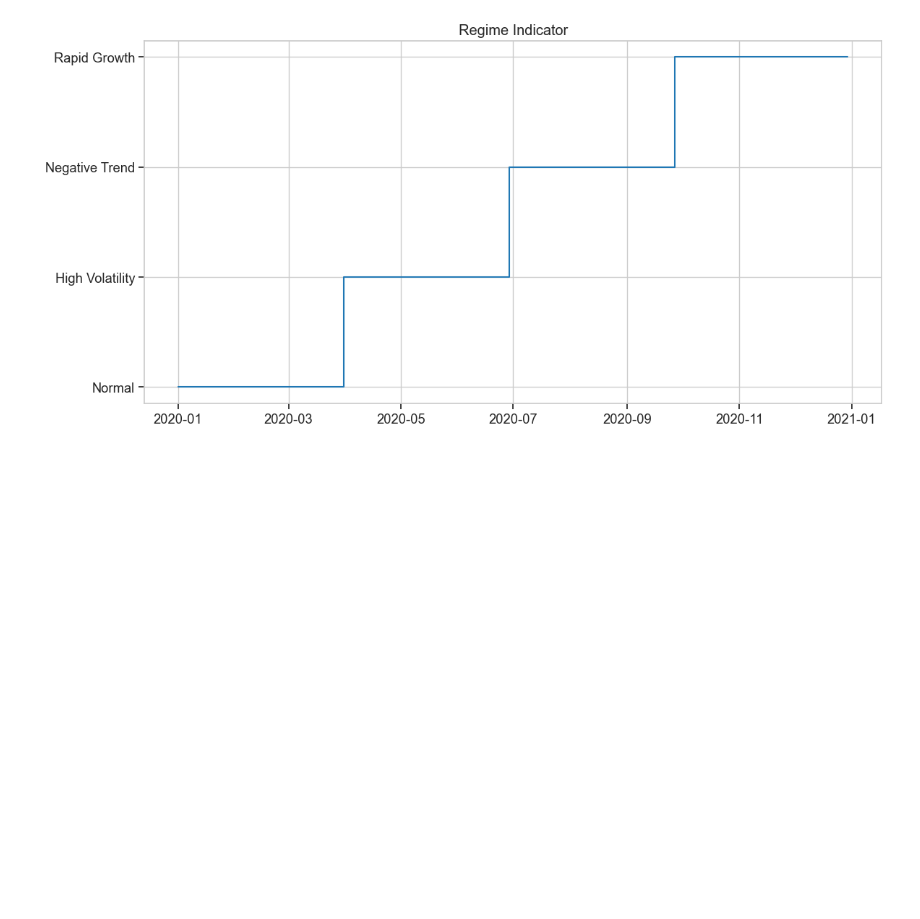
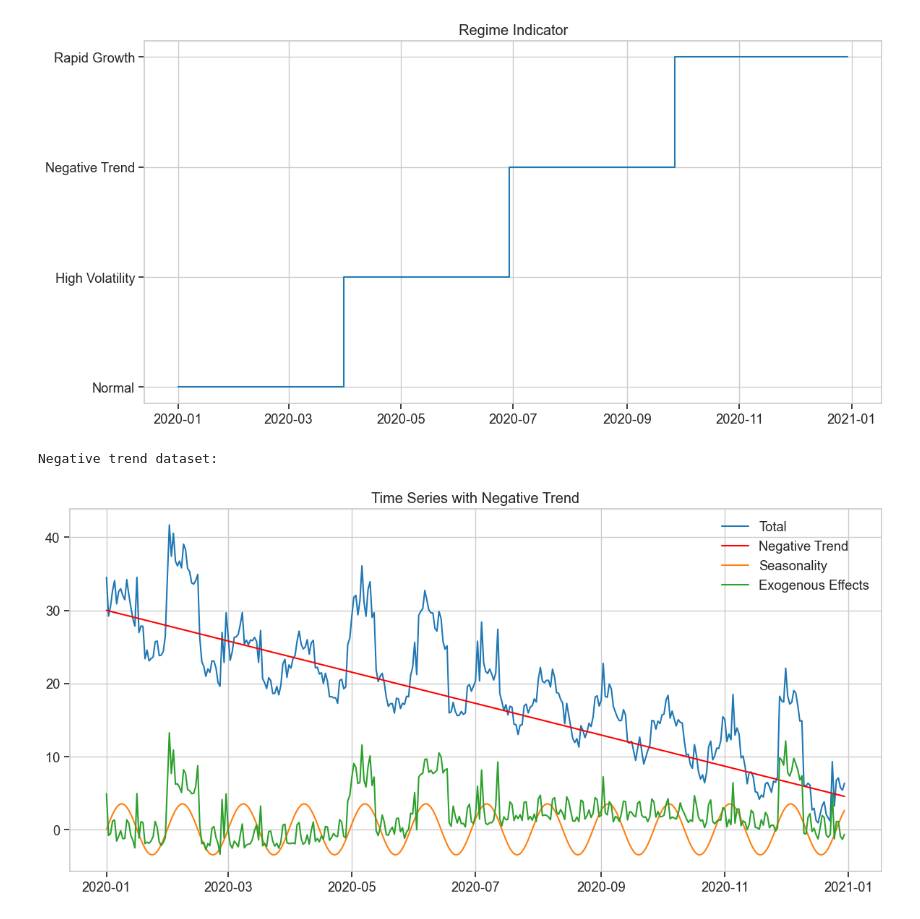
Before and after one commit to j85liu/bloomberg-time-series, a Jupyter notebook: test_standard_v1_variations.ipynb, the cells around one changed output. Saved outputs shown, nothing was run; the diff lists cells and outputs as text; code cells hidden in the pictures; blank space fills up the shorter version.

Commit message:
Update test_standard_v1_variations.ipynb
add negative trend dataset

```diff
--- a/test_standard_v1_variations.ipynb
+++ b/test_standard_v1_variations.ipynb
@@ -898,3 +898,72 @@ plt.show()
 Multiple regimes dataset:
 [figure]
 [figure]
+# %%
+# Cell 12: Dataset with Negative Trend
+
+# Parameters - negative trend
+trend_slope = -0.07  # Downward trend
+seasonal_amplitude = 3.5  # Moderate seasonality
+seasonal_period = 30
+noise_std = 0.45
+
+# Generate base components
+initial_level = 30  # Higher starting point to avoid negative values
+trend = initial_level + trend_slope * time_numeric
+seasonality = seasonal_amplitude * np.sin(2 * np.pi * time_numeric / seasonal_period)
+
+# Create exogenous variables
+temperature = get_temperature(amplitude=9, phase_shift=np.pi/6)
+is_promotion = get_promotions(num_promotions=4, avg_duration=14)
+
+# Exogenous effects
+temp_effect = -0.22 * (temperature - 15)
+weekend_effect = 2.2 * is_weekend
+holiday_effect = 5.5 * is_holiday
+promotion_effect = 7.5 * is_promotion
+
+# Combine all effects
+exog_effects = temp_effect + weekend_effect + holiday_effect + promotion_effect
+noise = np.random.randn(n_timesteps) * noise_std
+
+# Final time series
+values = trend + seasonality + exog_effects + noise
+
+# Create DataFrame
+df_negative_trend = pd.DataFrame({
+    'value': values,
+    'trend': trend,
+    'seasonality': seasonality,
+    'exog_effects': exog_effects,
+    'noise': noise,
+    'temperature': temperature,
+    'is_weekend': is_weekend,
+    'is_holiday': is_holiday,
+    'is_promotion': is_promotion,
+    'day_of_week_sin': day_of_week_sin,
+    'day_of_week_cos': day_of_week_cos,
+    'day_of_month_sin': day_of_month_sin,
+    'day_of_month_cos': day_of_month_cos,
+    'month_sin': month_sin,
+    'month_cos': month_cos
+}, index=dates)
+
+
+# Display the first few rows
+print("Negative trend dataset:")
+df_negative_trend.head()
+
+# Quick visualization
+plt.figure(figsize=(12, 6))
+plt.plot(df_negative_trend.index, df_negative_trend['value'], label='Total')
+plt.plot(df_negative_trend.index, df_negative_trend['trend'], label='Negative Trend', color='red')
+plt.plot(df_negative_trend.index, df_negative_trend['seasonality'], label='Seasonality')
+plt.plot(df_negative_trend.index, df_negative_trend['exog_effects'], label='Exogenous Effects')
+
+plt.title('Time Series with Negative Trend')
+plt.legend()
+plt.tight_layout()
+plt.show()
+# %% [output]
+Negative trend dataset:
+[figure, added]
```
